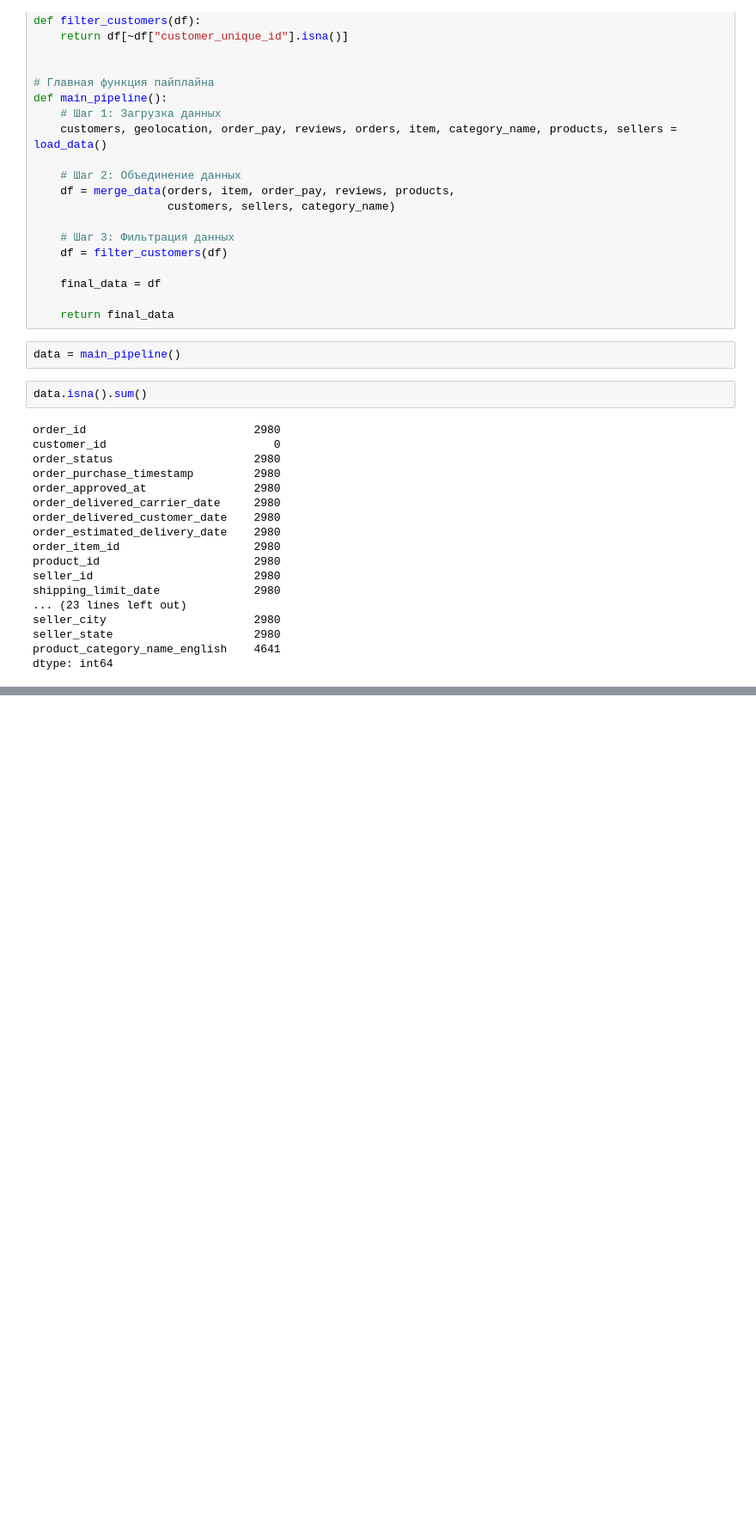
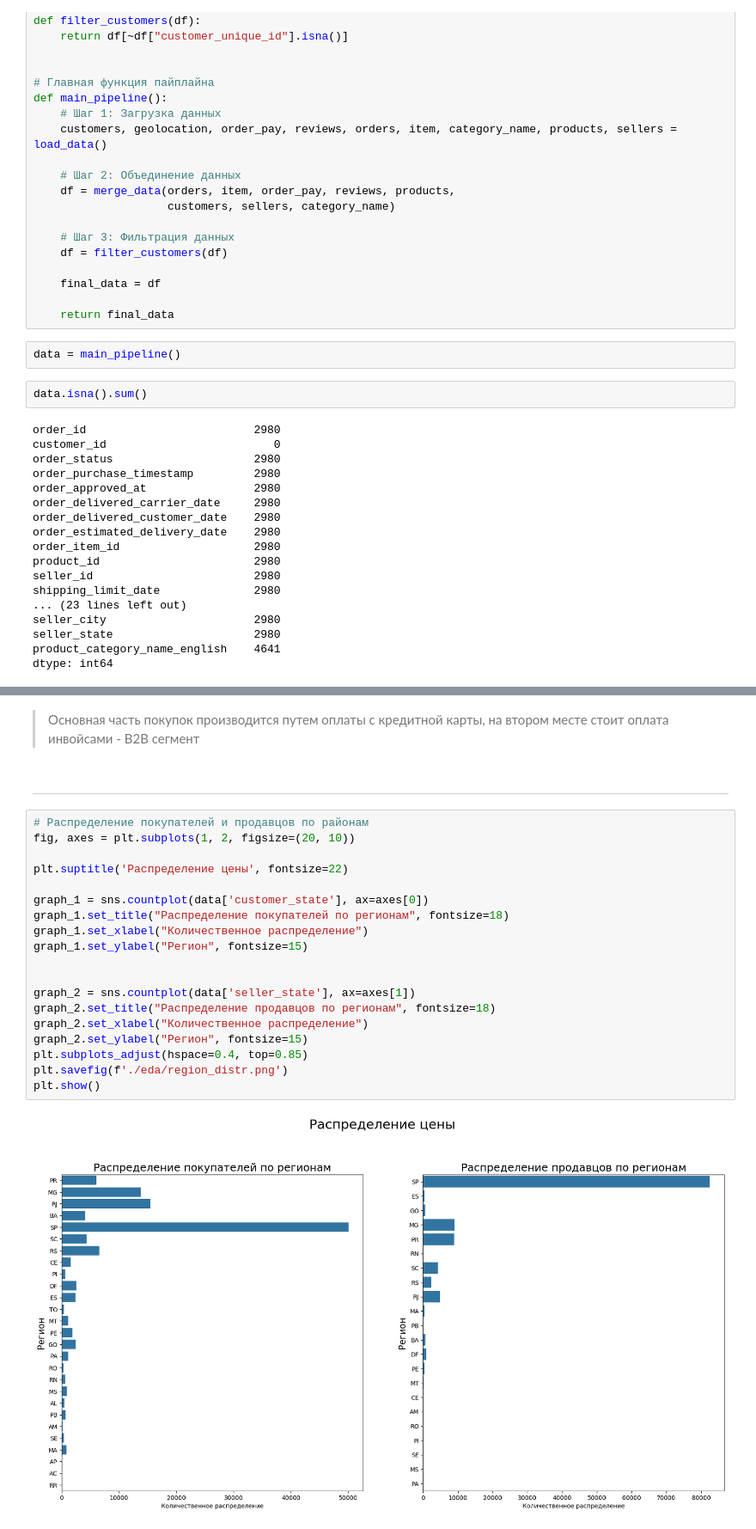
Before and after one commit to alexkondrashov7/-hackathon_2025_mipt, a Jupyter notebook: research/eda.ipynb, the cells around one changed output, grey strips where cells are left out. Shown: that part at 86% size. Cells and saved outputs as stored; diff of their text form; blank space fills up the shorter version.

```diff
--- a/research/eda.ipynb
+++ b/research/eda.ipynb
@@ -106,0 +133,25 @@ data
+# %% [markdown]
+> Основная часть покупок производится путем оплаты с кредитной карты, на втором месте стоит оплата инвойсами - B2B сегмент
+# %% [markdown]
+---
+# %%
+# Распределение покупателей и продавцов по районам
+fig, axes = plt.subplots(1, 2, figsize=(20, 10))
+
+plt.suptitle('Распределение цены', fontsize=22)
+
+graph_1 = sns.countplot(data['customer_state'], ax=axes[0])
+graph_1.set_title("Распределение покупателей по регионам", fontsize=18)
+graph_1.set_xlabel("Количественное распределение")
+graph_1.set_ylabel("Регион", fontsize=15)
+
+
+graph_2 = sns.countplot(data['seller_state'], ax=axes[1])
+graph_2.set_title("Распределение продавцов по регионам", fontsize=18)
+graph_2.set_xlabel("Количественное распределение")
+graph_2.set_ylabel("Регион", fontsize=15)
+plt.subplots_adjust(hspace=0.4, top=0.85)
+plt.savefig(f'./eda/region_distr.png')
+plt.show()
+# %% [output]
+[figure, added]
```
Also changed, not shown: parts of 20 cells of this notebook, 7 other files.
